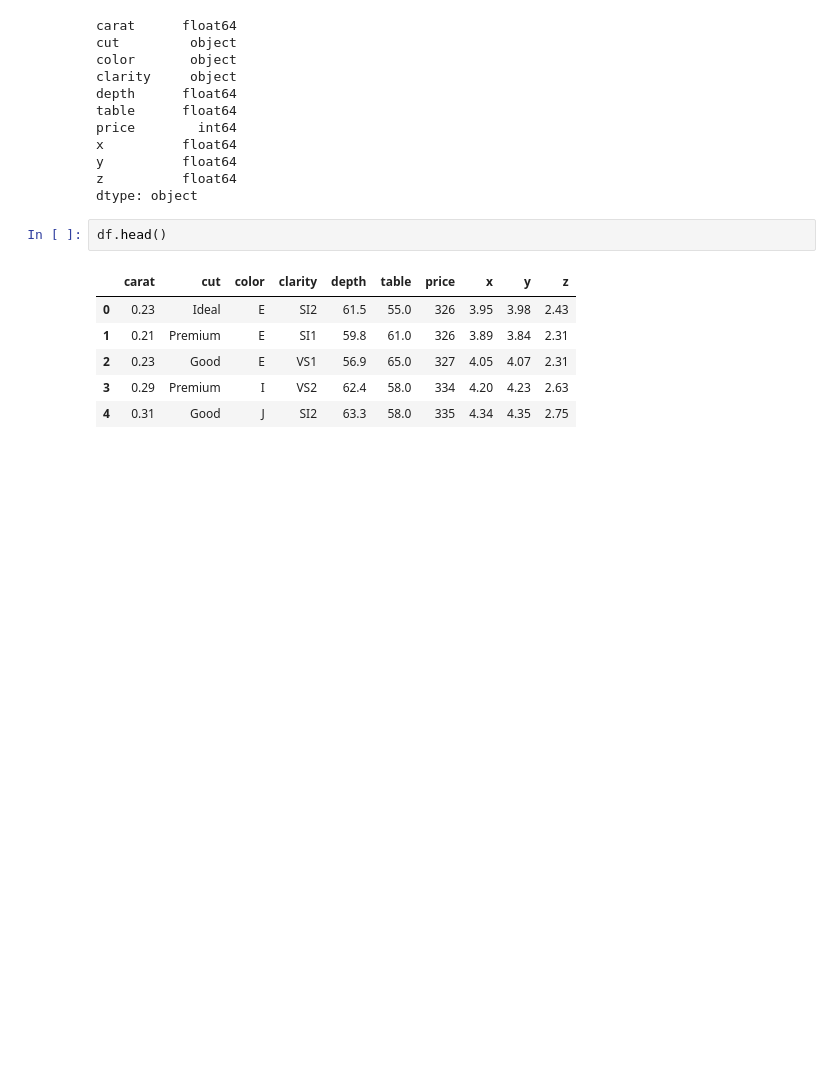
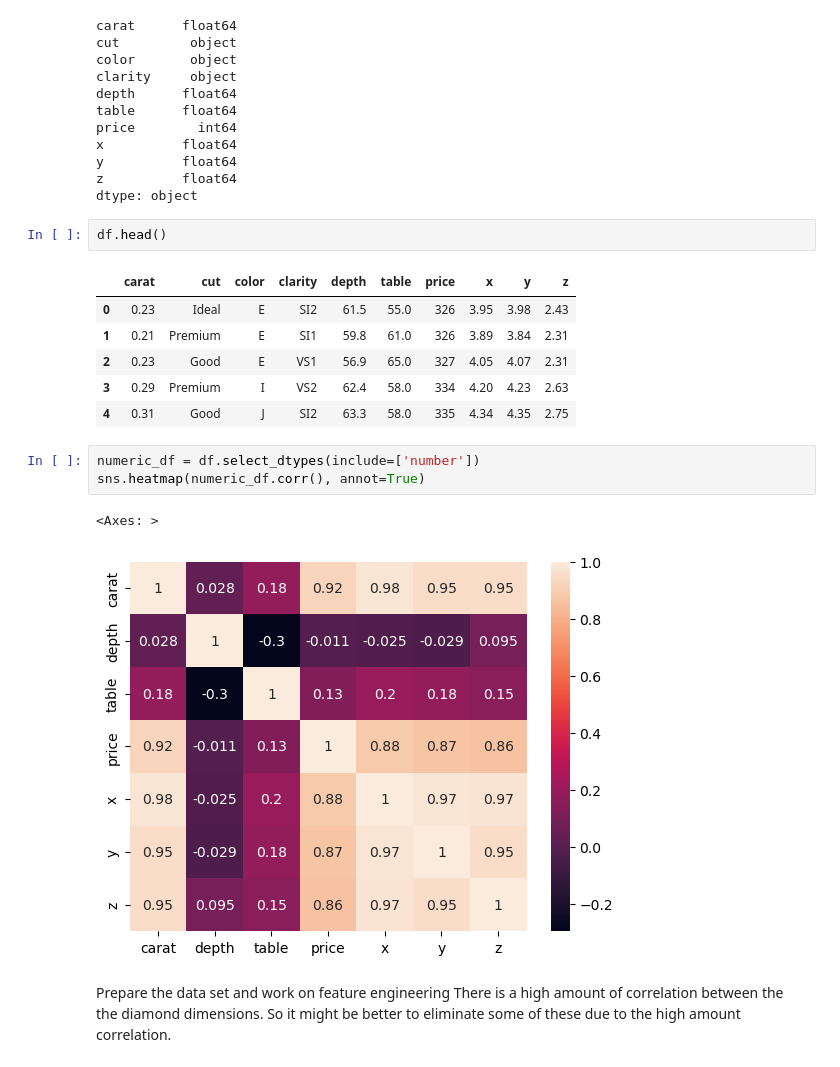
Before and after one commit to biggie076/Diamond-price-prediction, a Jupyter notebook: diamond.ipynb, the cells around one changed output. Saved outputs shown, nothing was run; the diff lists cells and outputs as text; blank space fills up the shorter version.

```diff
--- a/diamond.ipynb
+++ b/diamond.ipynb
@@ -85,3 +85,12 @@ df.head()
 | 2 | 0.23 | Good | E | VS1 | 56.9 | 65.0 | 327 | 4.05 | 4.07 | 2.31 |
 | 3 | 0.29 | Premium | I | VS2 | 62.4 | 58.0 | 334 | 4.20 | 4.23 | 2.63 |
 | 4 | 0.31 | Good | J | SI2 | 63.3 | 58.0 | 335 | 4.34 | 4.35 | 2.75 |
+# %%
+numeric_df = df.select_dtypes(include=['number'])
+sns.heatmap(numeric_df.corr(), annot=True)
+# %% [output]
+<Axes: >
+[figure, added]
+# %% [markdown]
+Prepare the data set and work on feature engineering
+There is a high amount of correlation between the the diamond dimensions. So it might be better to eliminate some of these due to the high amount correlation.
```
